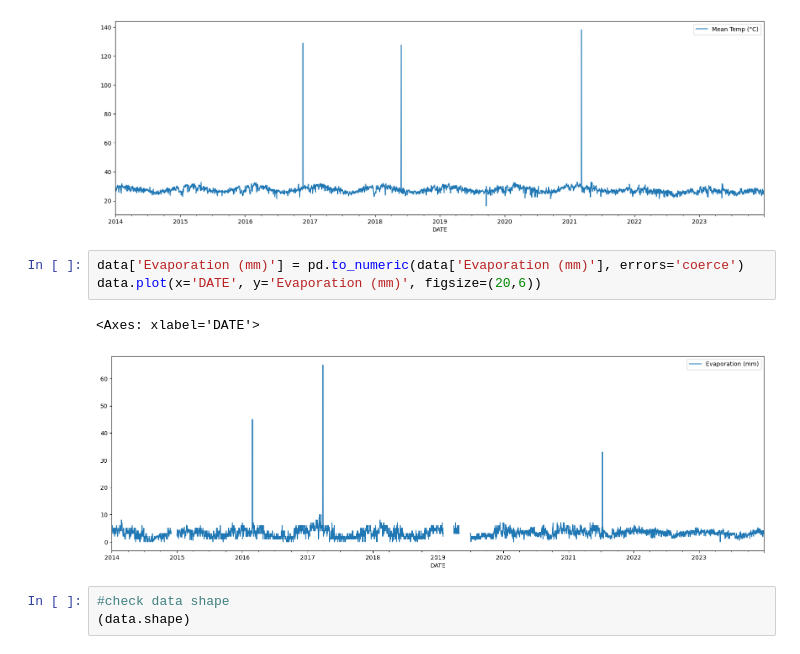
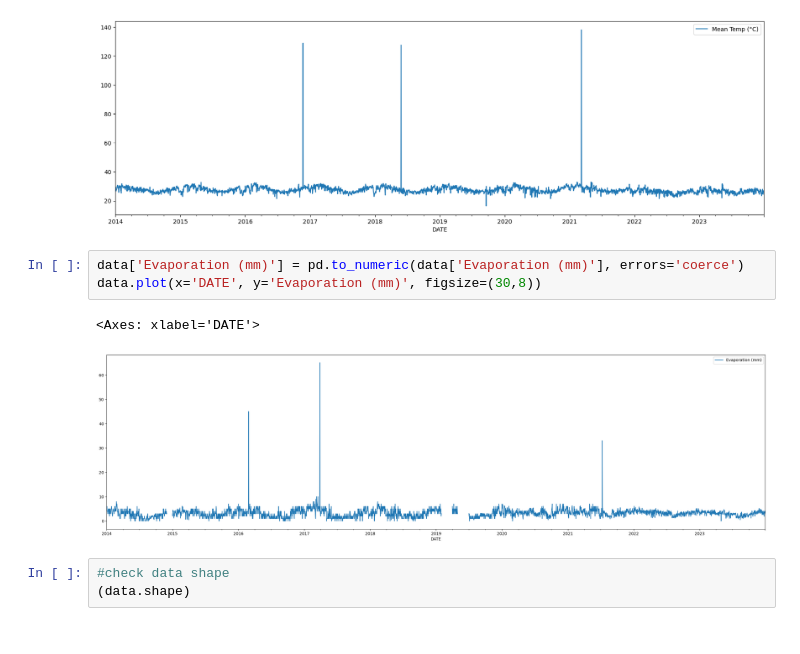
Before and after one commit to Kennyvic/weather-forecast-project, a Jupyter notebook: note1.ipynb, the cells around one changed output. Saved outputs shown, nothing was run; the diff lists cells and outputs as text.

```diff
--- a/note1.ipynb
+++ b/note1.ipynb
@@ -67,10 +67,10 @@ data.plot(x='DATE', y='Mean Temp (°C)', figsize=(20,6))
 [figure]
 # %%
 data['Evaporation (mm)'] = pd.to_numeric(data['Evaporation (mm)'], errors='coerce')
-data.plot(x='DATE', y='Evaporation (mm)', figsize=(20,6))
+data.plot(x='DATE', y='Evaporation (mm)', figsize=(30,8))
 # %% [output]
 <Axes: xlabel='DATE'>
-[figure, old version]
+[figure, new version]
 # %%
 #check data shape
 (data.shape)
```
Also changed, not shown: parts of 7 cells of this notebook.
